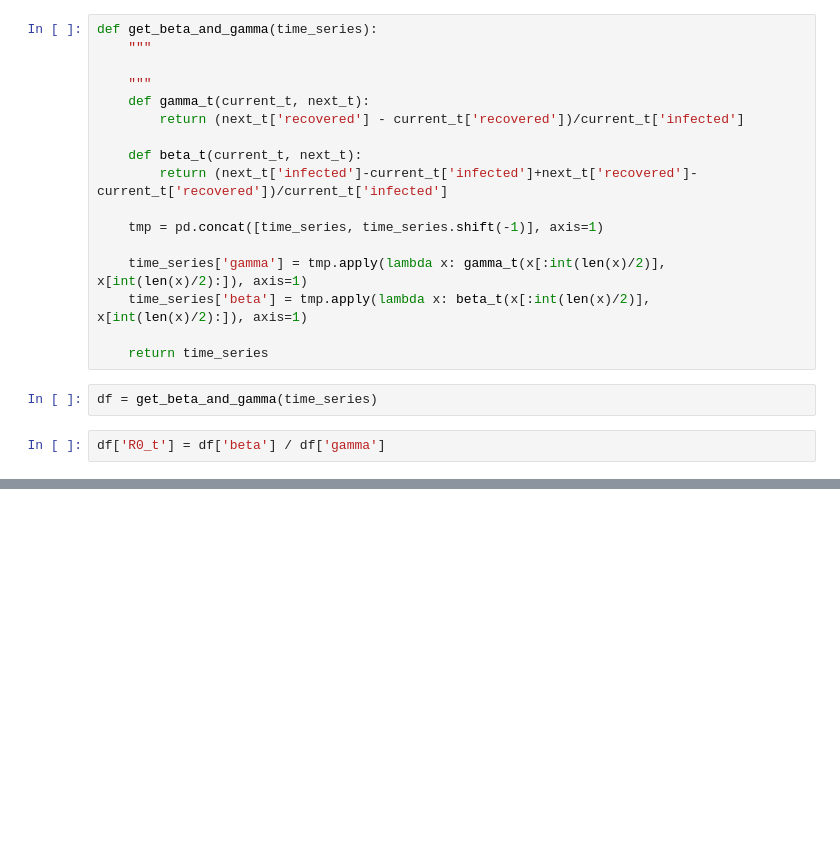
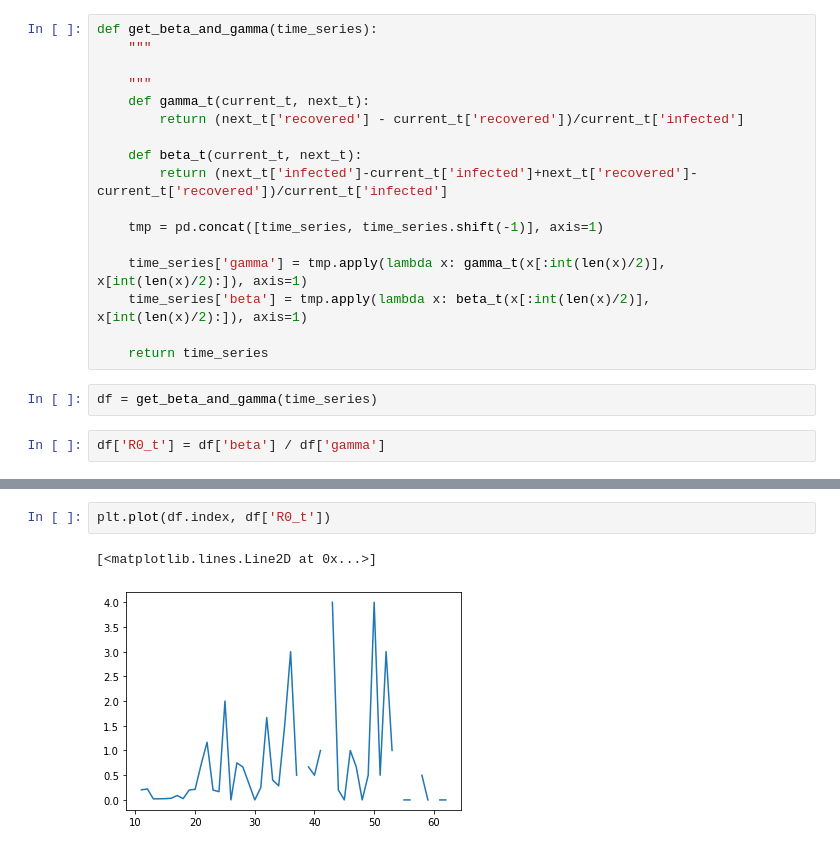
Before and after one commit to yambanis/CovidMDP, a Jupyter notebook: notebooks/spread_modeling/Automated Planning Modeling.ipynb, the cells around one changed output, grey strips where cells are left out. Saved outputs shown, nothing was run; the diff lists cells and outputs as text; blank space fills up the shorter version.

```diff
--- a/notebooks/spread_modeling/Automated Planning Modeling.ipynb
+++ b/notebooks/spread_modeling/Automated Planning Modeling.ipynb
@@ -195,0 +208,5 @@ df.describe()
+# %%
+plt.plot(df.index, df['R0_t'])
+# %% [output]
+[<matplotlib.lines.Line2D at 0x...>]
+[figure, added]
```
Also changed, not shown: parts of 11 cells of this notebook, 2 other files.
